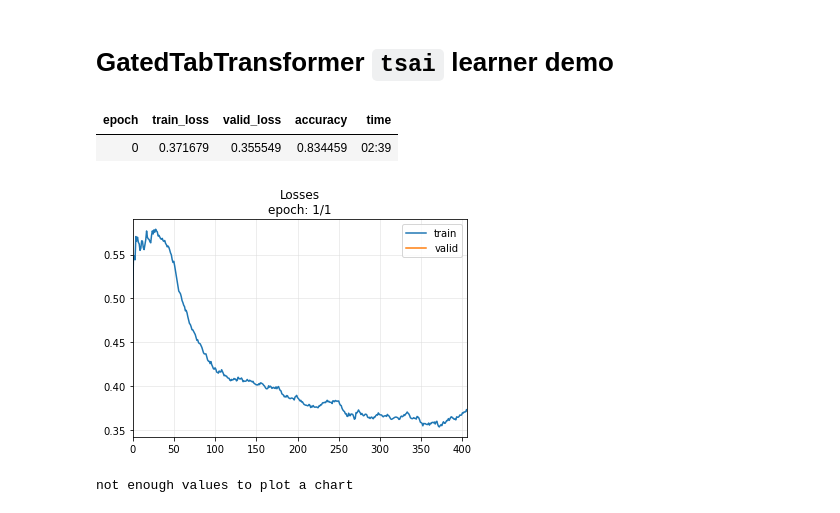
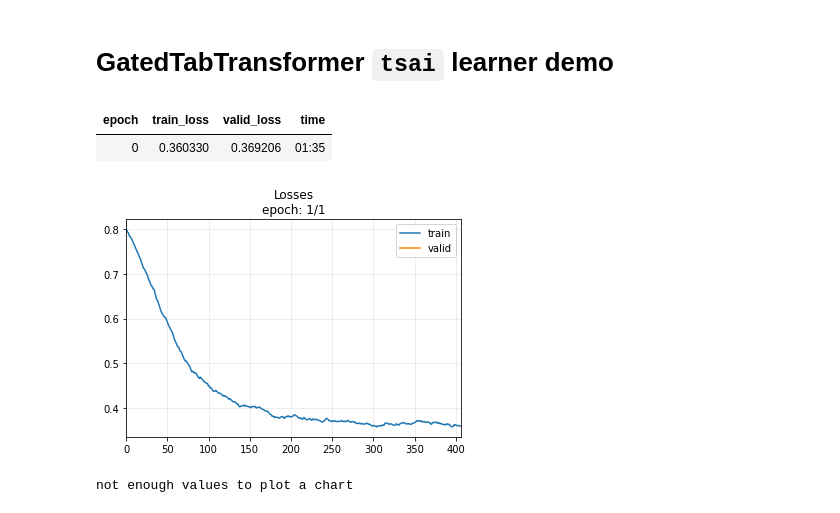
Before and after one commit to radi-cho/GatedTabTransformer-Applications, a Jupyter notebook: tsai_learner_demo.ipynb, the cells around one changed output. Saved outputs shown, nothing was run; the diff lists cells and outputs as text; code cells hidden in the pictures.

```diff
--- a/tsai_learner_demo.ipynb
+++ b/tsai_learner_demo.ipynb
@@ -67,7 +67,7 @@ df
 | 32560 | 26 | Private | 182308 | Some-college | 10.0 | Married-civ-spouse | Prof-specialty | Husband | ... |
 32561 rows × 15 columns
 # %%
-dls = TabularDataLoaders.from_df(df, path=path, y_names="salary",
+dls = TabularDataLoaders.from_csv(path/'adult.csv', path=path, y_names="salary",
     cat_names = ['workclass', 'education', 'marital-status', 'occupation', 'relationship', 'race'],
     cont_names = ['age', 'fnlwgt', 'education-num'],
     procs = [Categorify, FillMissing, Normalize])
@@ -125,10 +125,10 @@ for epoch in range(1):
 # GatedTabTransformer `tsai` learner demo
 # %%
 model = GatedTabTransformer(dls.classes, dls.cont_names, dls.c)
-learn = Learner(dls, model, cbs=ShowGraph(), metrics=accuracy)
+learn = Learner(dls, model, cbs=ShowGraph())
 learn.fit_one_cycle(1)
 # %% [output]
-| epoch | train_loss | valid_loss | accuracy | time |
-| 0 | 0.371679 | 0.355549 | 0.834459 | 02:39 |
+| epoch | train_loss | valid_loss | time |
+| 0 | 0.360330 | 0.369206 | 01:35 |
-[figure, old version]
+[figure, new version]
 not enough values to plot a chart
```
Also changed, not shown: parts of 4 cells of this notebook.
